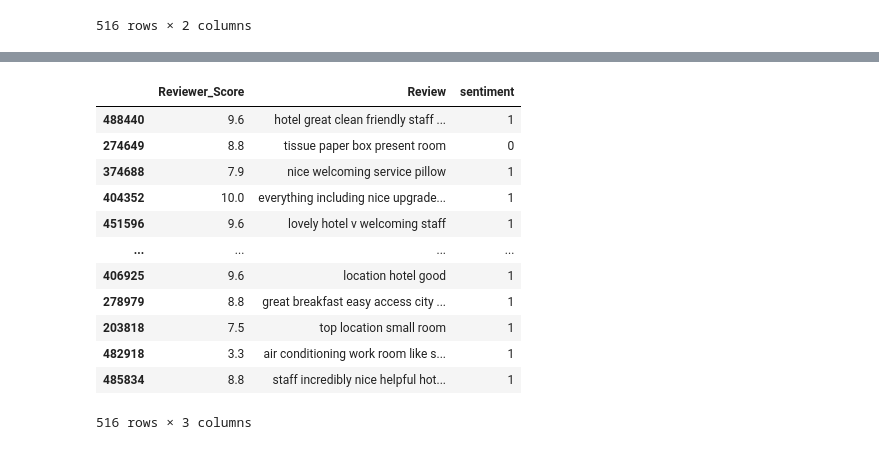
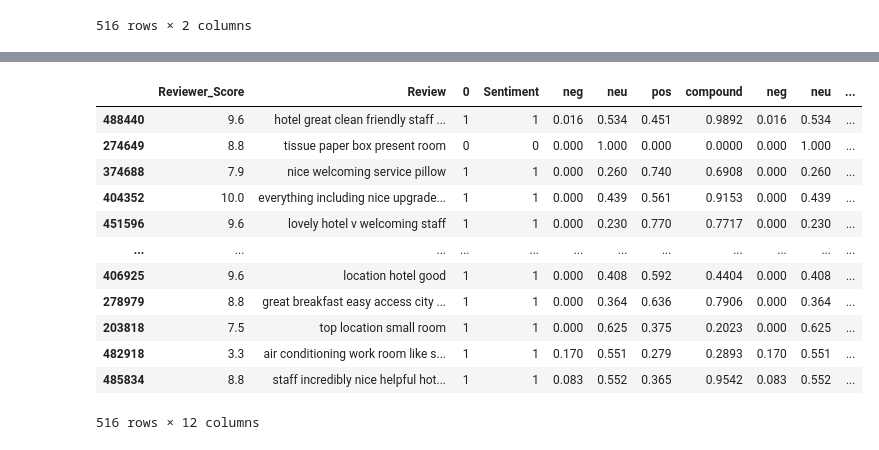
Before and after one commit to gitvegard/info284, a Jupyter notebook: task1/analyzingdata.ipynb, the cells around one changed output, grey strips where cells are left out. Drawn from its saved outputs; the diff is of its cells as text; code cells hidden in the pictures.

Commit message:
detailed analysis

```diff
--- a/task1/analyzingdata.ipynb
+++ b/task1/analyzingdata.ipynb
@@ -112,26 +97,35 @@ df['Review'] = df['Review'].apply(preprocess_text)
 # %%
 # Sentiment analysis
 
 analyzer = SentimentIntensityAnalyzer()
 
+# Returns a 1 if analyzers recognizes it as positive and 0 if not
 def sentiment(text):
     result = analyzer.polarity_scores(text)
     sentiment = 1 if result["pos"] > 0 else 0
     return sentiment
 
-df["sentiment"] = df['Review'].apply(sentiment)
+#This function will return a more detailed sentiment analyze with float numbers
+def sentiment_detailed(text):
+    result = analyzer.polarity_scores(text)
+    return result
+
+df["Sentiment"] = df['Review'].apply(sentiment)
+df["Sentiments"] = df["Review"].apply(sentiment_detailed)
+df = pd.concat([df.drop(['Sentiments'], axis=1), df['Sentiments'].apply(pd.Series)], axis=1)
+
 df
 # %% [output]
-|  | Reviewer_Score | Review | sentiment |
-| 488440 | 9.6 | hotel great clean friendly staff ... | 1 |
-| 274649 | 8.8 | tissue paper box present room | 0 |
-| 374688 | 7.9 | nice welcoming service pillow | 1 |
-| 404352 | 10.0 | everything including nice upgrade... | 1 |
-| 451596 | 9.6 | lovely hotel v welcoming staff | 1 |
-| ... | ... | ... | ... |
-| 406925 | 9.6 | location hotel good | 1 |
-| 278979 | 8.8 | great breakfast easy access city ... | 1 |
-| 203818 | 7.5 | top location small room | 1 |
-| 482918 | 3.3 | air conditioning work room like s... | 1 |
-| 485834 | 8.8 | staff incredibly nice helpful hot... | 1 |
+|  | Reviewer_Score | Review | 0 | Sentiment | neg | neu | pos | compound | neg | neu | ... |
+| 488440 | 9.6 | hotel great clean friendly staff ... | 1 | 1 | 0.016 | 0.534 | 0.451 | 0.9892 | 0.016 | 0.534 | ... |
+| 274649 | 8.8 | tissue paper box present room | 0 | 0 | 0.000 | 1.000 | 0.000 | 0.0000 | 0.000 | 1.000 | ... |
+| 374688 | 7.9 | nice welcoming service pillow | 1 | 1 | 0.000 | 0.260 | 0.740 | 0.6908 | 0.000 | 0.260 | ... |
+| 404352 | 10.0 | everything including nice upgrade... | 1 | 1 | 0.000 | 0.439 | 0.561 | 0.9153 | 0.000 | 0.439 | ... |
+| 451596 | 9.6 | lovely hotel v welcoming staff | 1 | 1 | 0.000 | 0.230 | 0.770 | 0.7717 | 0.000 | 0.230 | ... |
+| ... | ... | ... | ... | ... | ... | ... | ... | ... | ... | ... | ... |
+| 406925 | 9.6 | location hotel good | 1 | 1 | 0.000 | 0.408 | 0.592 | 0.4404 | 0.000 | 0.408 | ... |
+| 278979 | 8.8 | great breakfast easy access city ... | 1 | 1 | 0.000 | 0.364 | 0.636 | 0.7906 | 0.000 | 0.364 | ... |
+| 203818 | 7.5 | top location small room | 1 | 1 | 0.000 | 0.625 | 0.375 | 0.2023 | 0.000 | 0.625 | ... |
+| 482918 | 3.3 | air conditioning work room like s... | 1 | 1 | 0.170 | 0.551 | 0.279 | 0.2893 | 0.170 | 0.551 | ... |
+| 485834 | 8.8 | staff incredibly nice helpful hot... | 1 | 1 | 0.083 | 0.552 | 0.365 | 0.9542 | 0.083 | 0.552 | ... |
-516 rows × 3 columns
+516 rows × 12 columns
```
Also changed, not shown: parts of 2 cells of this notebook.
